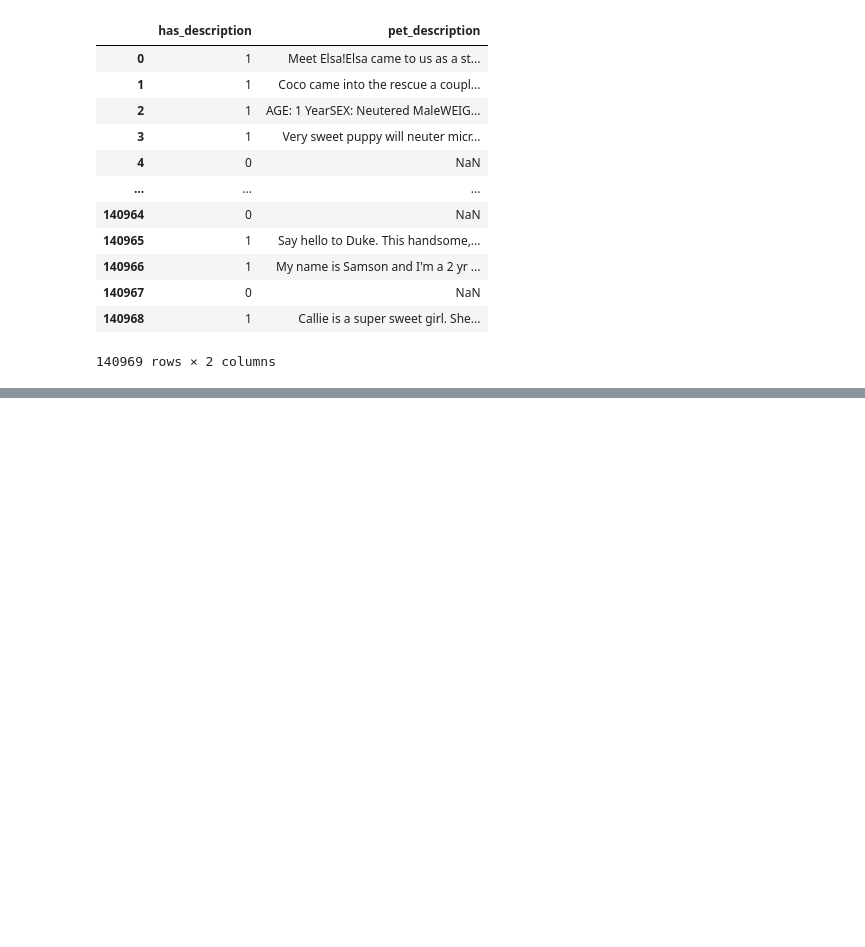
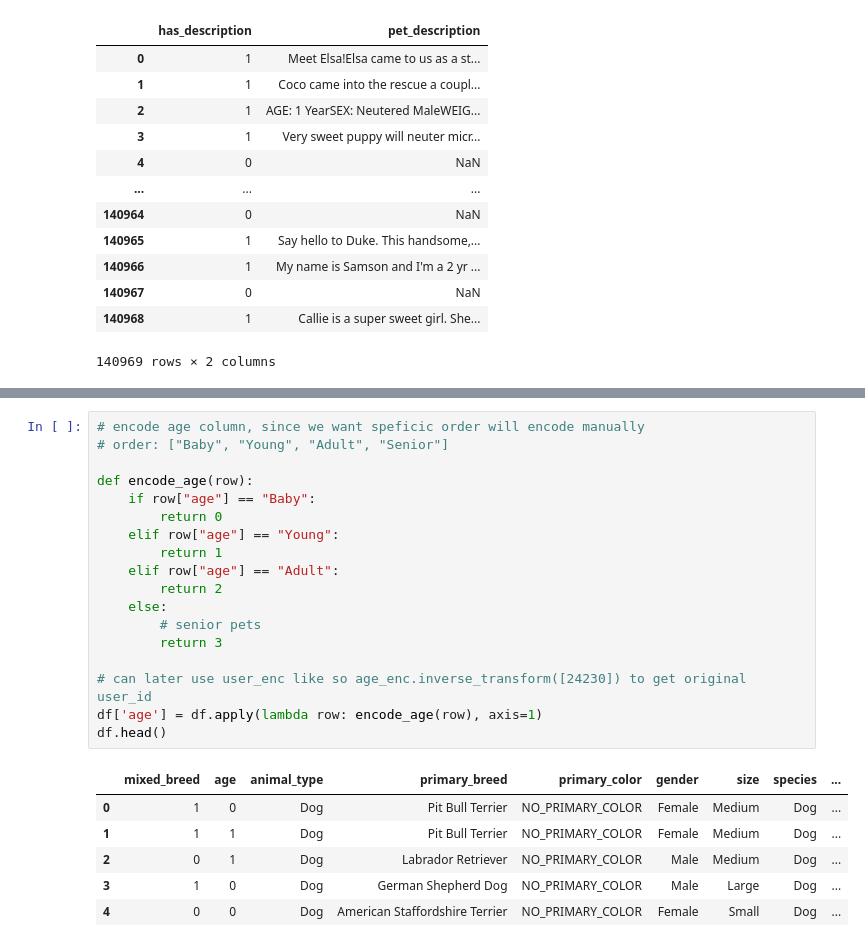
Before and after one commit to justinrichie/clusters_ML_TF, a Jupyter notebook: petfinder-clusters.ipynb, the cells around one changed output, grey strips where cells are left out. Drawn from its saved outputs; the diff is of its cells as text; blank space fills up the shorter version.

```diff
--- a/petfinder-clusters.ipynb
+++ b/petfinder-clusters.ipynb
@@ -125,0 +163,25 @@ memory usage: 28.0+ MB
+# %%
+# encode age column, since we want speficic order will encode manually
+# order: ["Baby", "Young", "Adult", "Senior"]
+
+def encode_age(row):
+    if row["age"] == "Baby":
+        return 0
+    elif row["age"] == "Young":
+        return 1
+    elif row["age"] == "Adult":
+        return 2
+    else:
+        # senior pets
+        return 3
+
+# can later use user_enc like so age_enc.inverse_transform([24230]) to get original user_id
+df['age'] = df.apply(lambda row: encode_age(row), axis=1)
+df.head()
+# %% [output]
+|  | mixed_breed | age | animal_type | primary_breed | primary_color | gender | size | species | ... |
+| 0 | 1 | 0 | Dog | Pit Bull Terrier | NO_PRIMARY_COLOR | Female | Medium | Dog | ... |
+| 1 | 1 | 1 | Dog | Pit Bull Terrier | NO_PRIMARY_COLOR | Female | Medium | Dog | ... |
+| 2 | 0 | 1 | Dog | Labrador Retriever | NO_PRIMARY_COLOR | Male | Medium | Dog | ... |
+| 3 | 1 | 0 | Dog | German Shepherd Dog | NO_PRIMARY_COLOR | Male | Large | Dog | ... |
+| 4 | 0 | 0 | Dog | American Staffordshire Terrier | NO_PRIMARY_COLOR | Female | Small | Dog | ... |
```
Also changed, not shown: parts of 6 cells of this notebook.
